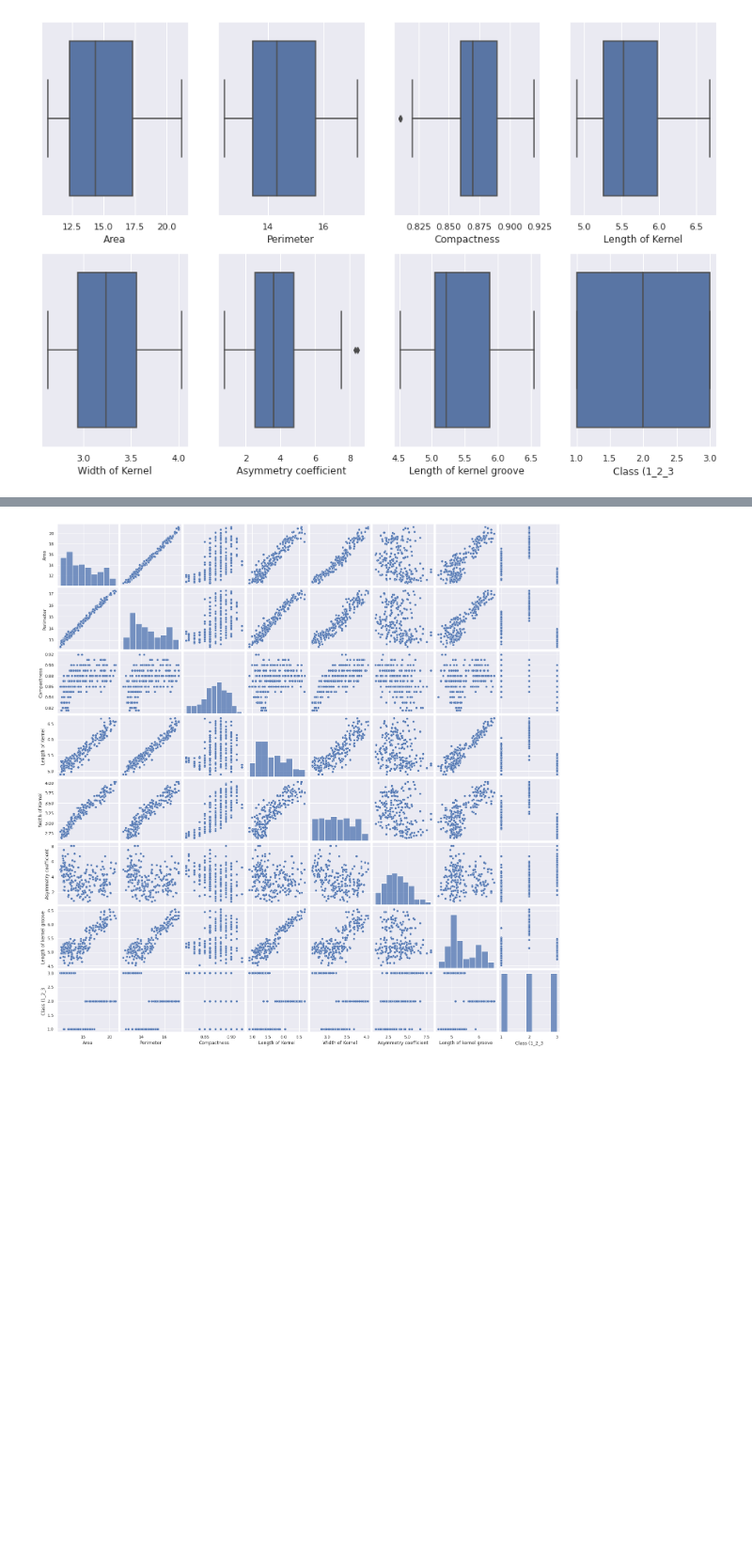
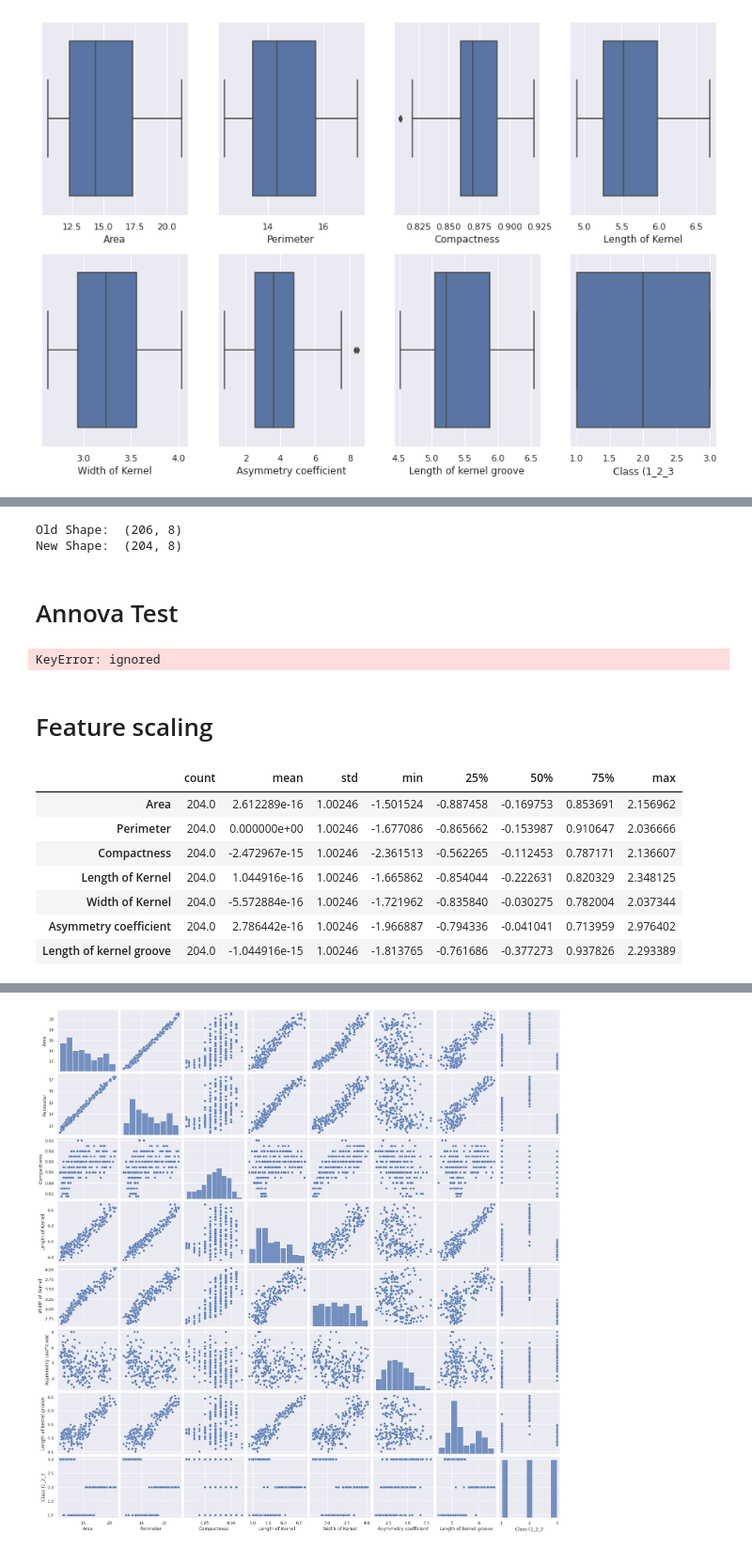
Before and after one commit to sambhajizambre/Project, a Jupyter notebook: seed dataset decision tree classifier algorithm.ipynb, the cells around one changed output, grey strips where cells are left out. Shown at 94% size. Drawn from its saved outputs; the diff is of its cells as text; code cells hidden in the pictures; blank space fills up the shorter version.

```diff
--- a/seed dataset decision tree classifier algorithm.ipynb
+++ b/seed dataset decision tree classifier algorithm.ipynb
@@ -356,0 +394,27 @@ for i in col_names:
+# %%
+''' Detection '''
+# IQR
+Q1 = np.percentile(df['Asymmetry coefficient'], 25,
+                   interpolation = 'midpoint')
+
+Q3 = np.percentile(df['Asymmetry coefficient'], 75,
+                   interpolation = 'midpoint')
+IQR = Q3 - Q1
+
+print("Old Shape: ", df.shape)
+
+# Upper bound
+upper = np.where(df['Asymmetry coefficient'] >= (Q3+1.5*IQR))
+# Lower bound
+lower = np.where(df['Asymmetry coefficient'] <= (Q1-1.5*IQR))
+
+''' Removing the Outliers '''
+df.drop(upper[0], inplace = True)
+df.drop(lower[0], inplace = True)
+
+print("New Shape: ", df.shape)
+# %% [output]
+Old Shape:  (206, 8)
+New Shape:  (204, 8)
+# %% [markdown]
+# Annova Test
@@ -356,0 +433,22 @@ for i in col_names:
+# %%
+for feature in df.drop('Class (1_2_3', axis = 1).columns:
+    f_test_target(feature, df)
+# %% [output]
+KeyError: ignored
+# %% [markdown]
+# Feature scaling
+# %%
+df_X = df.drop('Class (1_2_3', axis =1)
+df_y = df['Class (1_2_3']
+scaler = StandardScaler().fit(df_X)
+df_X_scaled = pd.DataFrame(scaler.transform(df_X), columns = df_X.columns)
+df_X_scaled.describe().T
+# %% [output]
+|  | count | mean | std | min | 25% | 50% | 75% | max |
+| Area | 204.0 | 2.612289e-16 | 1.00246 | -1.501524 | -0.887458 | -0.169753 | 0.853691 | 2.156962 |
+| Perimeter | 204.0 | 0.000000e+00 | 1.00246 | -1.677086 | -0.865662 | -0.153987 | 0.910647 | 2.036666 |
+| Compactness | 204.0 | -2.472967e-15 | 1.00246 | -2.361513 | -0.562265 | -0.112453 | 0.787171 | 2.136607 |
+| Length of Kernel | 204.0 | 1.044916e-16 | 1.00246 | -1.665862 | -0.854044 | -0.222631 | 0.820329 | 2.348125 |
+| Width of Kernel | 204.0 | -5.572884e-16 | 1.00246 | -1.721962 | -0.835840 | -0.030275 | 0.782004 | 2.037344 |
+| Asymmetry coefficient | 204.0 | 2.786442e-16 | 1.00246 | -1.966887 | -0.794336 | -0.041041 | 0.713959 | 2.976402 |
+| Length of kernel groove | 204.0 | -1.044916e-15 | 1.00246 | -1.813765 | -0.761686 | -0.377273 | 0.937826 | 2.293389 |
```
Also changed, not shown: parts of 31 cells of this notebook.
